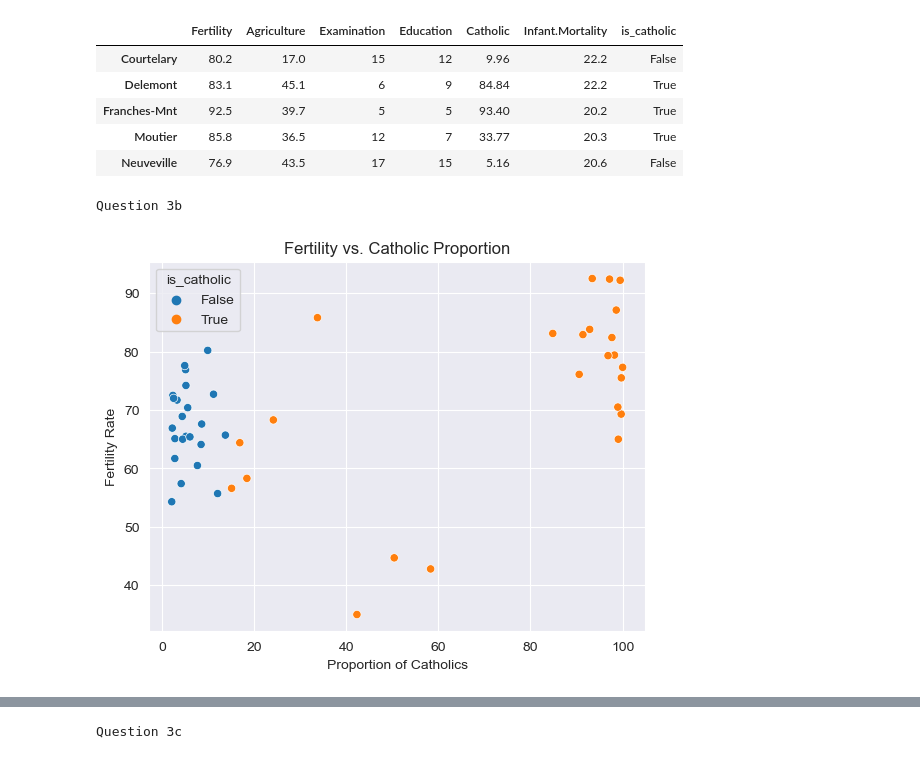
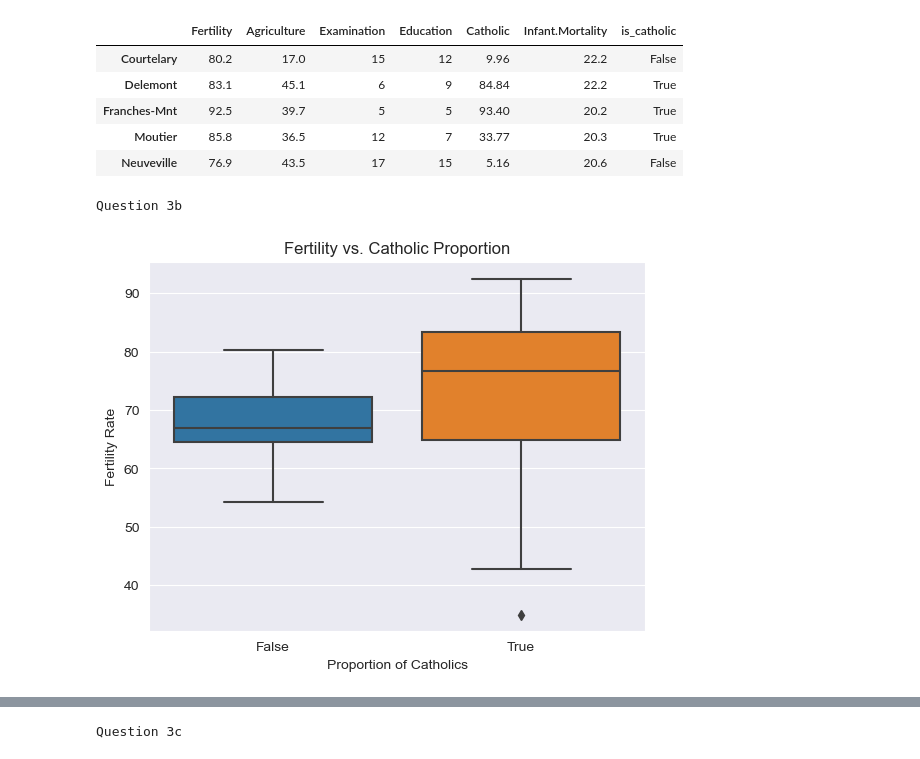
Before and after one commit to rosendo-lugo/numpy-pandas-visualization-exercises, a Jupyter notebook: seaborn_exercises.ipynb, the cells around one changed output, grey strips where cells are left out. Saved outputs shown, nothing was run; the diff lists cells and outputs as text; code cells hidden in the pictures.

```diff
--- a/seaborn_exercises.ipynb
+++ b/seaborn_exercises.ipynb
@@ -204,15 +224,15 @@ Question 3a
 # %%
 
     # 3b. Does whether or not a province is Catholic influence fertility?
 print(f'Question 3b')
 
 # Create a scatter plot with a regression line
-sns.scatterplot(data=df_swiss, x='Catholic', y='Fertility', hue='is_catholic')
+sns.boxplot(data=df_swiss, x='is_catholic', y='Fertility')
 sns.set_style("darkgrid")
 plt.title('Fertility vs. Catholic Proportion')
 plt.xlabel('Proportion of Catholics')
 plt.ylabel('Fertility Rate')
 plt.show()
 # %% [output]
 Question 3b
-[figure, old version]
+[figure, new version]
```
Also changed, not shown: parts of 12 cells of this notebook, 2 other files.
